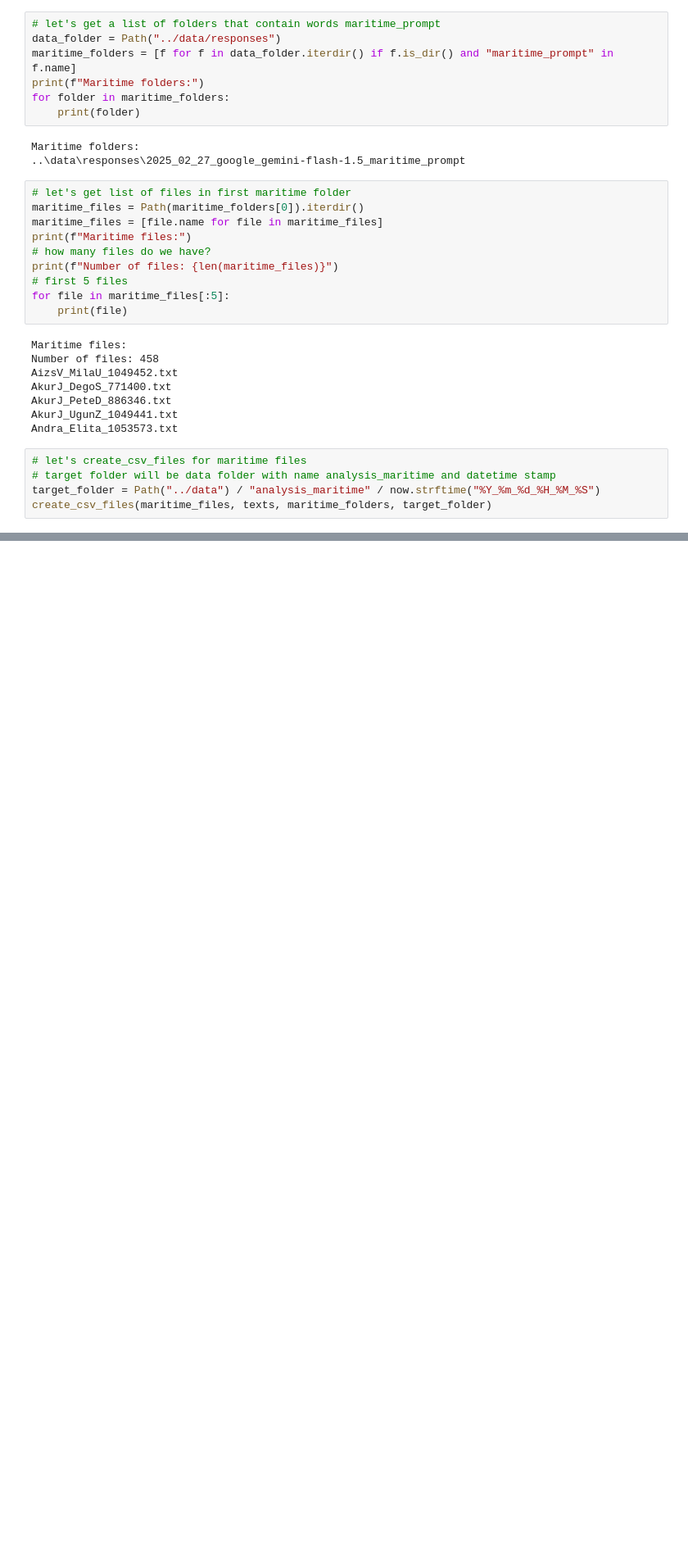
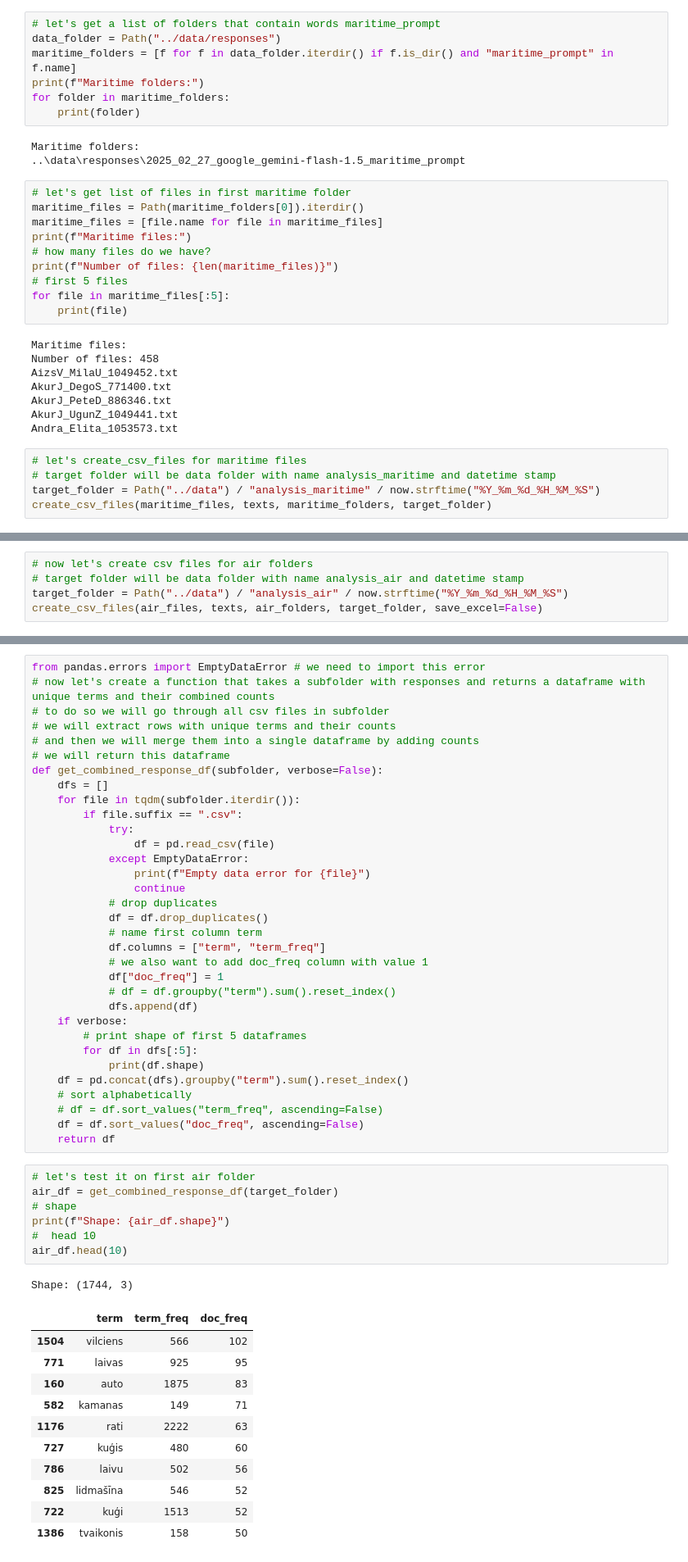
Before and after one commit to ValRCS/lnb_transports, a Jupyter notebook: notebooks/Analyze_Responses.ipynb, the cells around one changed output, grey strips where cells are left out. Shown at 82% size. Saved outputs shown, nothing was run; the diff lists cells and outputs as text; blank space fills up the shorter version.

Commit message:
air and maritime term and doc frequency

```diff
--- a/notebooks/Analyze_Responses.ipynb
+++ b/notebooks/Analyze_Responses.ipynb
@@ -399,0 +400,5 @@ create_csv_files(maritime_files, texts, maritime_folders, target_folder)
+# %%
+# now let's create csv files for air folders
+# target folder will be data folder with name analysis_air and datetime stamp
+target_folder = Path("../data") / "analysis_air" / now.strftime("%Y_%m_%d_%H_%M_%S")
+create_csv_files(air_files, texts, air_folders, target_folder, save_excel=False)
@@ -399,0 +455,53 @@ create_csv_files(maritime_files, texts, maritime_folders, target_folder)
+# %%
+from pandas.errors import EmptyDataError # we need to import this error
+# now let's create a function that takes a subfolder with responses and returns a dataframe with unique terms and their combined counts
+# to do so we will go through all csv files in subfolder
+# we will extract rows with unique terms and their counts
+# and then we will merge them into a single dataframe by adding counts
+# we will return this dataframe
+def get_combined_response_df(subfolder, verbose=False):
+    dfs = []
+    for file in tqdm(subfolder.iterdir()):
+        if file.suffix == ".csv":
+            try:
+                df = pd.read_csv(file)
+            except EmptyDataError:
+                print(f"Empty data error for {file}")
+                continue
+            # drop duplicates
+            df = df.drop_duplicates()
+            # name first column term
+            df.columns = ["term", "term_freq"]
+            # we also want to add doc_freq column with value 1
+            df["doc_freq"] = 1
+            # df = df.groupby("term").sum().reset_index()
+            dfs.append(df)
+    if verbose:
+        # print shape of first 5 dataframes
+        for df in dfs[:5]:
+            print(df.shape)
+    df = pd.concat(dfs).groupby("term").sum().reset_index()
+    # sort alphabetically
+    # df = df.sort_values("term_freq", ascending=False)
+    df = df.sort_values("doc_freq", ascending=False)
+    return df
+# %%
+# let's test it on first air folder
+air_df = get_combined_response_df(target_folder)
+# shape
+print(f"Shape: {air_df.shape}")
+#  head 10
+air_df.head(10)
+# %% [output]
+Shape: (1744, 3)
+|  | term | term_freq | doc_freq |
+| 1504 | vilciens | 566 | 102 |
+| 771 | laivas | 925 | 95 |
+| 160 | auto | 1875 | 83 |
+| 582 | kamanas | 149 | 71 |
+| 1176 | rati | 2222 | 63 |
+| 727 | kuģis | 480 | 60 |
+| 786 | laivu | 502 | 56 |
+| 825 | lidmašīna | 546 | 52 |
+| 722 | kuģi | 1513 | 52 |
+| 1386 | tvaikonis | 158 | 50 |
```
Also changed, not shown: parts of 19 cells of this notebook, 2 other files.
